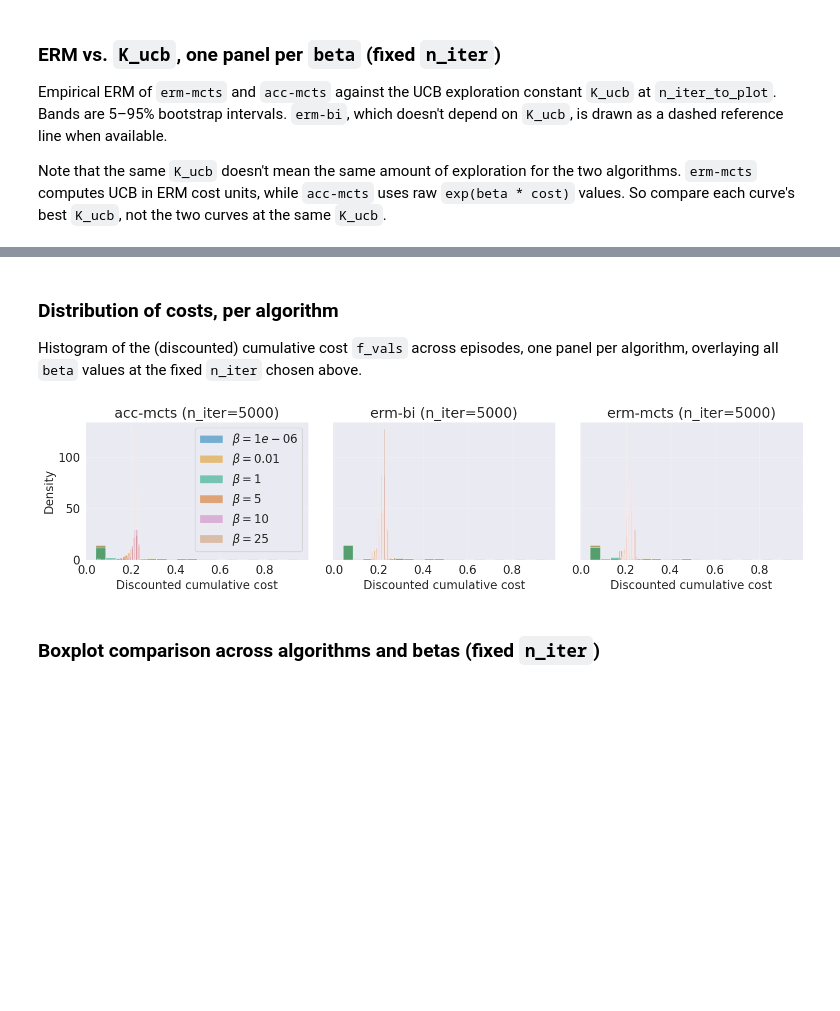
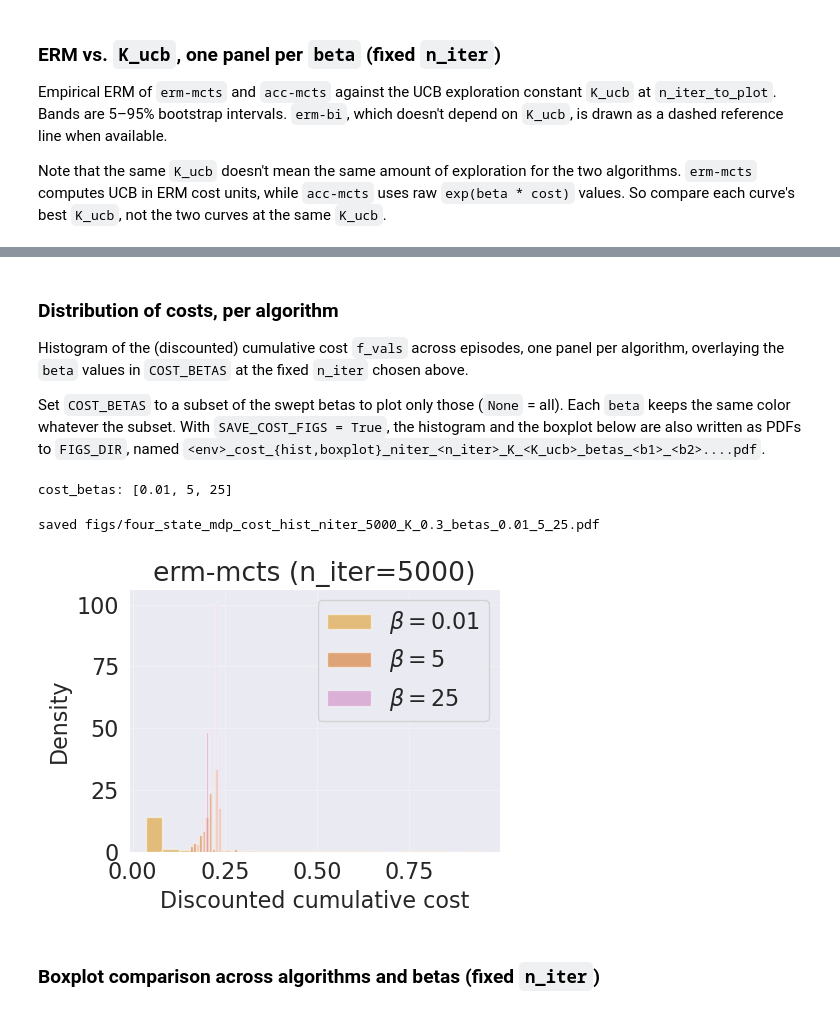
Before and after one commit to JacopoSilvestrin/risk-aware-mcts, a Jupyter notebook: Four-State-MDP-exp.ipynb, the cells around one changed output, grey strips where cells are left out. Saved outputs shown, nothing was run; the diff lists cells and outputs as text; code cells hidden in the pictures; blank space fills up the shorter version.

```diff
--- a/Four-State-MDP-exp.ipynb
+++ b/Four-State-MDP-exp.ipynb
@@ -33,13 +33,13 @@ Reads every completed cell for this environment from the sweep's `manifest.json`
 
 If the sweep covers several `K_ucb` values, only the "ERM vs. `K_ucb`" plot uses all of them. Every other plot uses the single slice `K_ucb_to_plot`, which is the value closest to `sqrt(2)`, the fixed `K_ucb` used before it was swept.
 # %%
-SWEEP_DIR = 'data/sweep_demo_2026-09-24-15-35-54_seed0'
+SWEEP_DIR = 'data/sweep_demo_2026-10-09-15-03-54_seed0'
 ENV_NAME = 'four_state_mdp'
 
 with open(os.path.join(SWEEP_DIR, "manifest.json")) as f:
     manifest = json.load(f)
 
-DEFAULT_K_UCB = float(np.sqrt(2))  # K_ucb of sweeps that didn't sweep it (their manifests have no "K_ucb")
+DEFAULT_K_UCB = 0.3 #float(np.sqrt(2))  # K_ucb of sweeps that didn't sweep it (their manifests have no "K_ucb")
 
 # (algo, beta, n_iter, K_ucb, f_vals); n_iter and K_ucb are None for erm-bi, which uses neither
 cells = []
@@ -90,7 +134,7 @@ Empirical ERM of `erm-mcts` and `acc-mcts` against the UCB exploration constant
 
 Note that the same `K_ucb` doesn't mean the same amount of exploration for the two algorithms. `erm-mcts` computes UCB in ERM cost units, while `acc-mcts` uses raw `exp(beta * cost)` values. So compare each curve's best `K_ucb`, not the two curves at the same `K_ucb`.
 # %%
-k_algos = ["erm-mcts", "acc-mcts"]
+k_algos = ["erm-mcts"] #, "acc-mcts"
 k_colors = {algo: sns.color_palette()[i] for i, algo in enumerate(k_algos)}  # same color per algo in every panel
 
 if len(K_ucbs) < 2:
@@ -169,30 +262,65 @@ plt.show()
 # %% [markdown]
 ### Distribution of costs, per algorithm
 
-Histogram of the (discounted) cumulative cost `f_vals` across episodes, one panel per algorithm, overlaying all `beta` values at the fixed `n_iter` chosen above.
+Histogram of the (discounted) cumulative cost `f_vals` across episodes, one panel per algorithm, overlaying the `beta` values in `COST_BETAS` at the fixed `n_iter` chosen above.
+
+Set `COST_BETAS` to a subset of the swept betas to plot only those (`None` = all). Each `beta` keeps the same color whatever the subset. With `SAVE_COST_FIGS = True`, the histogram and the boxplot below are also written as PDFs to `FIGS_DIR`, named `<env>_cost_{hist,boxplot}_niter_<n_iter>_K_<K_ucb>_betas_<b1>_<b2>....pdf`.
+# %%
+COST_BETAS = [0.01,5,25]  # betas shown in the histogram and the boxplot, e.g. [0.01, 5]; None = every beta in the sweep
+HIST_YMAX = None#15  # cap on the histogram y axis (density), e.g. 5, so tall peaks don't squash the rest; None = auto
+SAVE_COST_FIGS = True  # also write both figures as PDFs to FIGS_DIR
+
+cost_betas = betas if COST_BETAS is None else [b for b in betas if b in COST_BETAS]
+missing = [b for b in (COST_BETAS or []) if b not in betas]
+if missing:
+    print(f"betas {missing} are not in {SWEEP_DIR} (available: {betas}), skipping them")
+cost_colors = {b: sns.color_palette()[betas.index(b) % 10] for b in betas}  # same color per beta in every subset
+
+k_tag = f"_K_{K_ucb_to_plot:g}" if K_ucb_to_plot is not None else ""
+cost_fig_tag = f"niter_{n_iter_to_plot}{k_tag}_betas_" + "_".join(f"{b:g}" for b in cost_betas)
+os.makedirs(FIGS_DIR, exist_ok=True)
+print("cost_betas:", cost_betas)
+# %% [output]
+cost_betas: [0.01, 5, 25]
 # %%
+algos=["erm-mcts"]
+SAVE_TITLES = False
+
 fig, axes = plt.subplots(1, len(algos), figsize=(5.0 * len(algos), 4.0), sharey=True)
 if len(algos) == 1:
     axes = [axes]
 
 for ax, algo in zip(axes, algos):
     algo_d = data[algo]
-    for beta in betas:
+    for beta in cost_betas:
         if beta not in algo_d:
             continue
         key = None if algo == "erm-bi" else n_iter_to_plot
         if key not in algo_d[beta]:
             continue
-        ax.hist(algo_d[beta][key], density=True, bins=20, alpha=0.5, label=fr"$\beta={beta}$")
-    ax.set_title(f"{algo} (n_iter={n_iter_to_plot})")
+        ax.hist(algo_d[beta][key], density=True, bins=20, alpha=0.5, color=cost_colors[beta], label=fr"$\beta={beta}$")
+    ax.set_title(algo if algo == "erm-bi" else f"{algo} (n_iter={n_iter_to_plot})")
     ax.set_xlabel("Discounted cumulative cost")
     ax.grid(True, alpha=0.3)
+if HIST_YMAX is not None:
+    axes[0].set_ylim(top=HIST_YMAX)  # sharey, so this caps every panel
 axes[0].set_ylabel("Density")
 axes[0].legend()
 fig.tight_layout()
+if SAVE_COST_FIGS:
+    titles = [ax.get_title() for ax in axes]
+    if not SAVE_TITLES:
+        for ax in axes:
+            ax.set_title("")
+    path = os.path.join(FIGS_DIR, f"{ENV_NAME}_cost_hist_{cost_fig_tag}.pdf")
+    fig.savefig(path, bbox_inches="tight", pad_inches=0)
+    for ax, title in zip(axes, titles):
+        ax.set_title(title)
+    print("saved", path)
 plt.show()
 # %% [output]
+saved figs/four_state_mdp_cost_hist_niter_5000_K_0.3_betas_0.01_5_25.pdf
-[figure, old version]
+[figure, new version]
 # %% [markdown]
 ### Boxplot comparison across algorithms and betas (fixed `n_iter`)
 # %%
```
Also changed, not shown: parts of 12 cells of this notebook, 2 other files.
